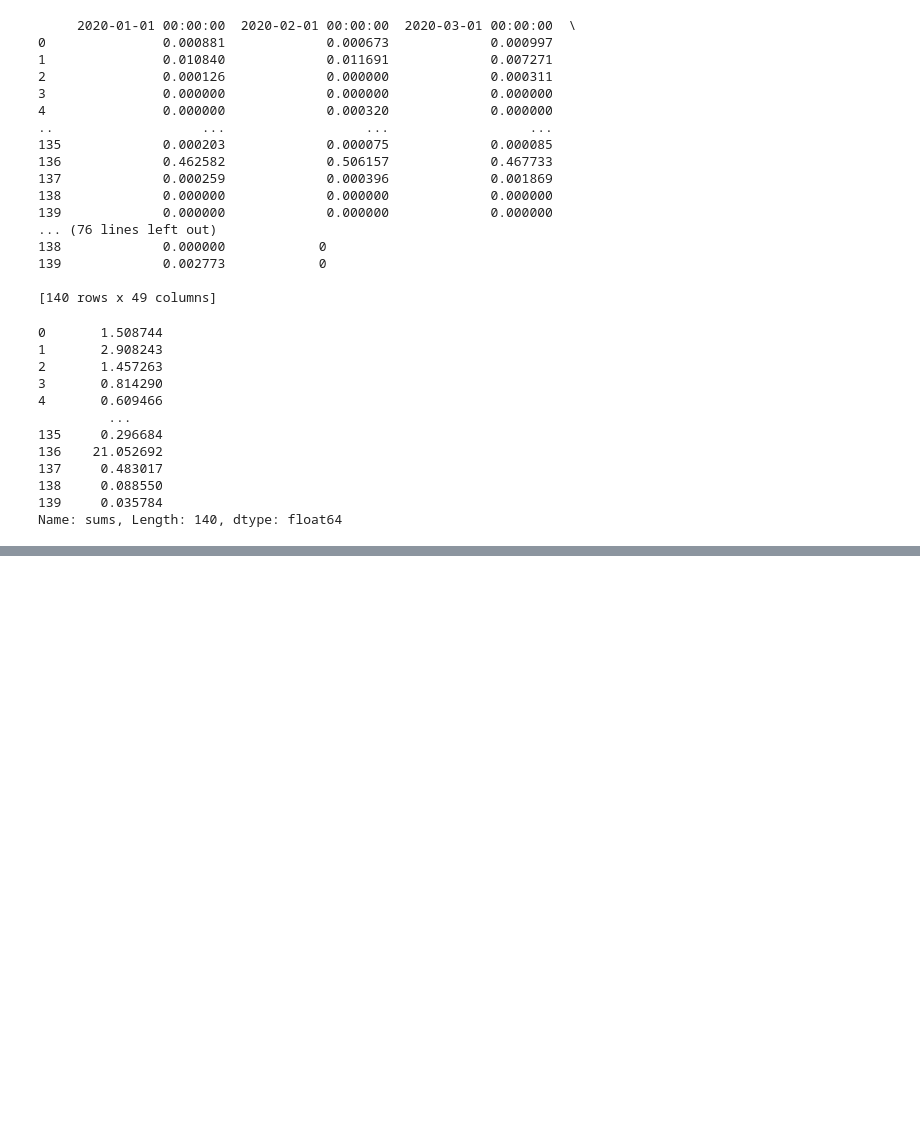
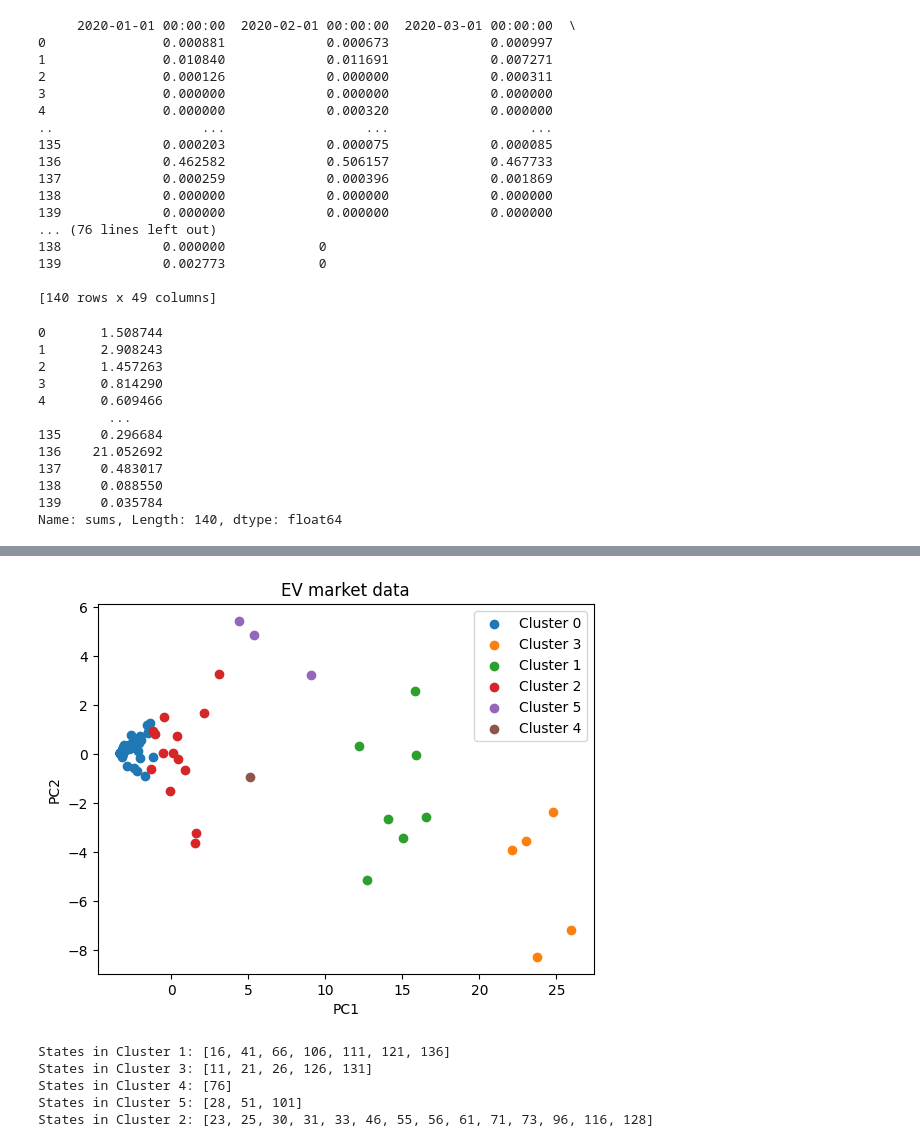
Before and after one commit to Aadhi7310/EV_sales, a Jupyter notebook: EV_market.ipynb, the cells around one changed output, grey strips where cells are left out. Drawn from its saved outputs; the diff is of its cells as text; code cells hidden in the pictures; blank space fills up the shorter version.

```diff
--- a/EV_market.ipynb
+++ b/EV_market.ipynb
@@ -357,0 +355,35 @@ Name: sums, dtype: int64
+# %%
+for cluster in EV_share['cluster_num'].unique():
+    cluster_data = scores[EV_share['cluster_num'] == cluster]
+    plt.scatter(cluster_data[:, 0], cluster_data[:, 1], label=f'Cluster {cluster}')
+
+plt.xlabel('PC1')
+plt.ylabel('PC2')
+plt.title('EV market data')
+plt.legend()
+plt.show()
+# %% [output]
+[figure, added]
+# %%
+# Get states in cluster 1
+cluster_1_states = EV_share[EV_share['cluster_num'] == 1].index.tolist()
+print("States in Cluster 1:", cluster_1_states)
+
+# Get states in cluster 3
+cluster_3_states = EV_share[EV_share['cluster_num'] == 3].index.tolist()
+print("States in Cluster 3:", cluster_3_states)
+
+cluster_4_states = EV_share[EV_share['cluster_num'] == 4].index.tolist()
+print("States in Cluster 4:", cluster_4_states)
+
+cluster_5_states = EV_share[EV_share['cluster_num'] == 5].index.tolist()
+print("States in Cluster 5:", cluster_5_states)
+
+cluster_2_states = EV_share[EV_share['cluster_num'] == 2].index.tolist()
+print("States in Cluster 2:", cluster_2_states)
+# %% [output]
+States in Cluster 1: [16, 41, 66, 106, 111, 121, 136]
+States in Cluster 3: [11, 21, 26, 126, 131]
+States in Cluster 4: [76]
+States in Cluster 5: [28, 51, 101]
+States in Cluster 2: [23, 25, 30, 31, 33, 46, 55, 56, 61, 71, 73, 96, 116, 128]
```
Also changed, not shown: parts of 14 cells of this notebook.
